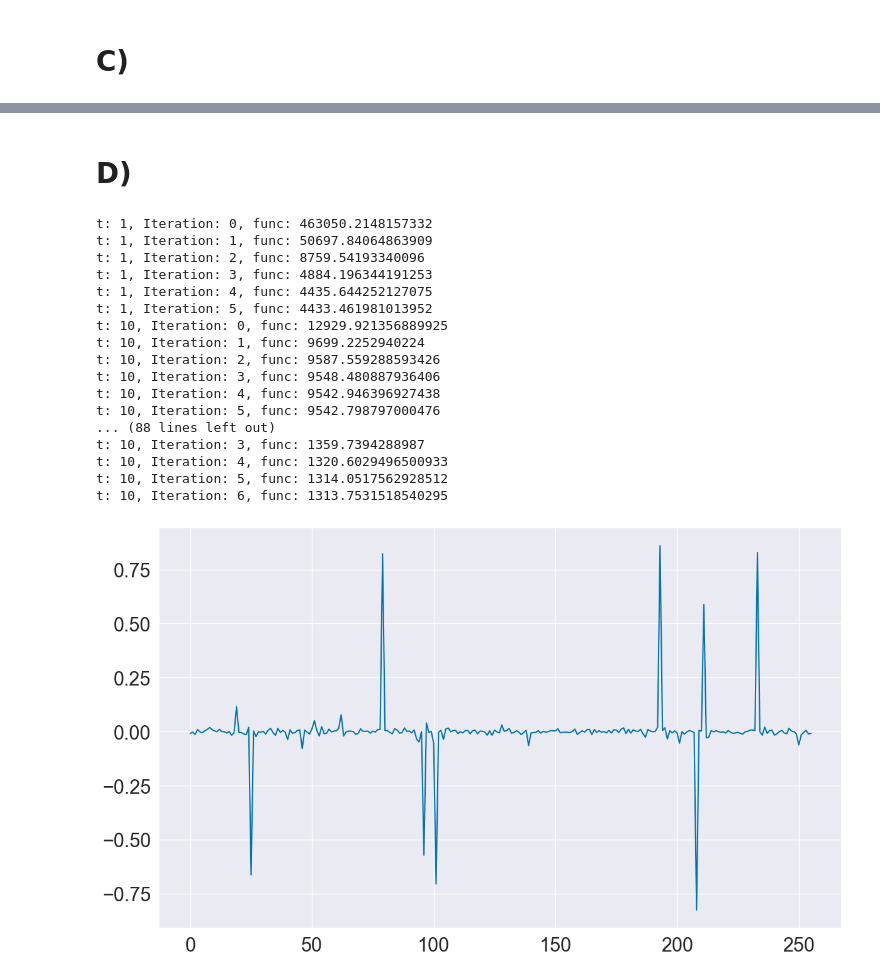
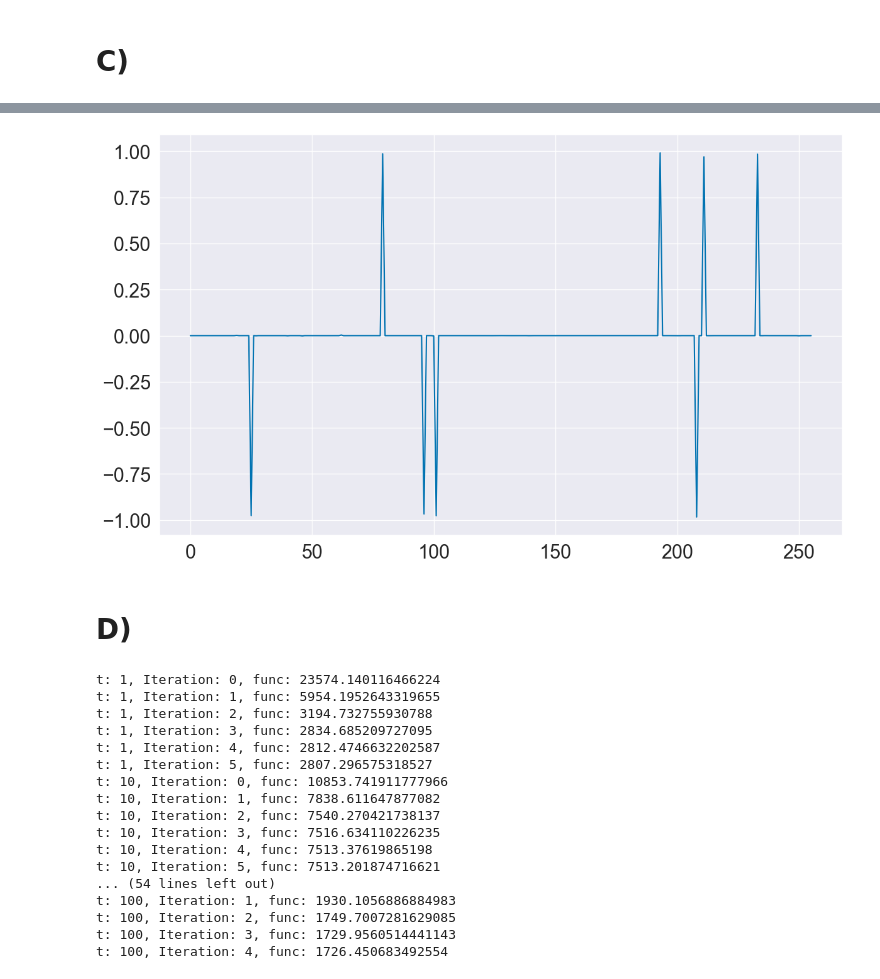
Before and after one commit to ofs416/Practical_Optimisation, a Jupyter notebook: Courseworkd_1/Exercise_3.ipynb, the cells around one changed output, grey strips where cells are left out. Drawn from its saved outputs; the diff is of its cells as text; code cells hidden in the pictures.

```diff
--- a/Courseworkd_1/Exercise_3.ipynb
+++ b/Courseworkd_1/Exercise_3.ipynb
@@ -180,33 +183,35 @@ plt.show()
+# %%
+plt.plot(x_til[:256])
+plt.savefig('Figures/ex3_signal_recon.png', format="png", dpi=800, bbox_inches="tight")
+plt.show()
+plt.close()
+# %% [output]
+[figure, added]
 # %% [markdown]
 # D)
 # %%
 x_til_opt = np.concatenate((np.zeros(256), np.ones(256)))
 ep = 0.1
 x_opt = []
-for lam_factor in [10, 1, 0.5, 0.1, 0.05,  0.01, 0.005]:
-    for t in [1, 10]:
+for lam_factor in [0.5, 0.01, 0.001]:
+    for t in [1, 10, 100]:
         x_til_opt, cost = Newtons_method(x_til_opt, ep, t, lam_factor)
     x_opt.append(x_til_opt[:256])
 # %% [output]
-t: 1, Iteration: 0, func: 463050.2148157332
-t: 1, Iteration: 1, func: 50697.84064863909
-t: 1, Iteration: 2, func: 8759.54193340096
-t: 1, Iteration: 3, func: 4884.196344191253
-t: 1, Iteration: 4, func: 4435.644252127075
-t: 1, Iteration: 5, func: 4433.461981013952
-t: 10, Iteration: 0, func: 12929.921356889925
-t: 10, Iteration: 1, func: 9699.2252940224
-t: 10, Iteration: 2, func: 9587.559288593426
-t: 10, Iteration: 3, func: 9548.480887936406
-t: 10, Iteration: 4, func: 9542.946396927438
-t: 10, Iteration: 5, func: 9542.798797000476
-... (88 lines left out)
-t: 10, Iteration: 3, func: 1359.7394288987
-t: 10, Iteration: 4, func: 1320.6029496500933
-t: 10, Iteration: 5, func: 1314.0517562928512
-t: 10, Iteration: 6, func: 1313.7531518540295
+t: 1, Iteration: 0, func: 23574.140116466224
+t: 1, Iteration: 1, func: 5954.1952643319655
+t: 1, Iteration: 2, func: 3194.732755930788
+t: 1, Iteration: 3, func: 2834.685209727095
+t: 1, Iteration: 4, func: 2812.4746632202587
+t: 1, Iteration: 5, func: 2807.296575318527
+t: 10, Iteration: 0, func: 10853.741911777966
+t: 10, Iteration: 1, func: 7838.611647877082
+t: 10, Iteration: 2, func: 7540.270421738137
+t: 10, Iteration: 3, func: 7516.634110226235
+t: 10, Iteration: 4, func: 7513.37619865198
+t: 10, Iteration: 5, func: 7513.201874716621
+... (54 lines left out)
+t: 100, Iteration: 1, func: 1930.1056886884983
+t: 100, Iteration: 2, func: 1749.7007281629085
+t: 100, Iteration: 3, func: 1729.9560514441143
+t: 100, Iteration: 4, func: 1726.450683492554
-# %%
-plt.plot(x_opt[4])
-plt.show()
-# %% [output]
-[figure, removed]
```
Also changed, not shown: parts of 8 cells of this notebook, 10 other files.
